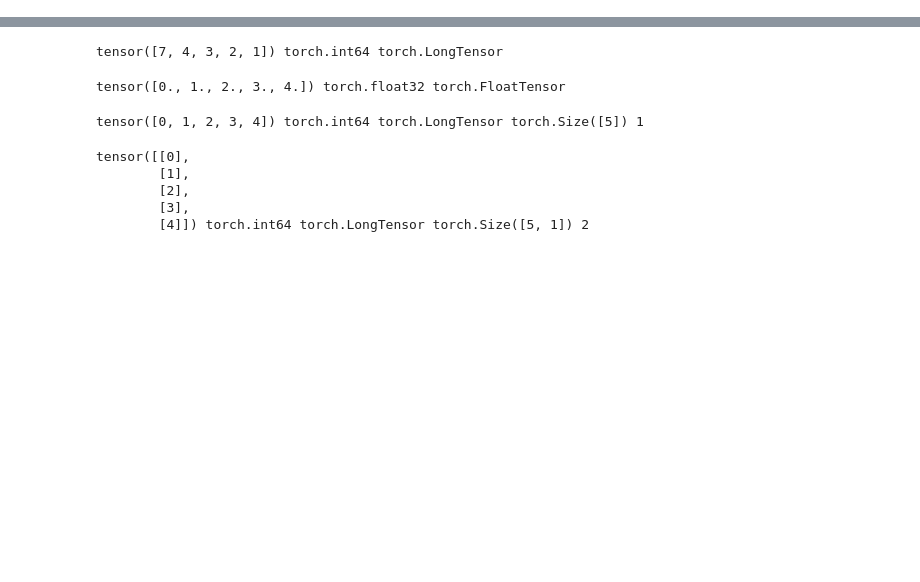
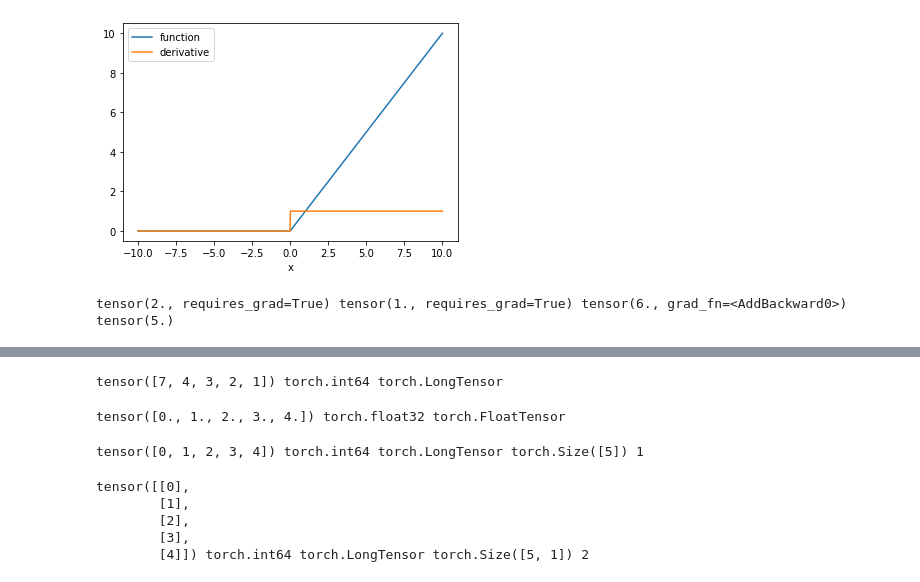
Before and after one commit to dparksports/circle-detector, a Jupyter notebook: torch.ipynb, the cells around one changed output, grey strips where cells are left out. Cells and saved outputs as stored; diff of their text form; code cells hidden in the pictures; blank space fills up the shorter version.

```diff
--- a/torch.ipynb
+++ b/torch.ipynb
@@ -2,0 +134,24 @@ import torch
+# %%
+import torch
+import matplotlib.pylab as plt
+
+x = torch.linspace(-10, 10, 1000, requires_grad = True)
+Y = torch.relu(x)
+y = Y.sum()
+y.backward()
+plt.plot(x.detach().numpy(), Y.detach().numpy(), label = 'function')
+plt.plot(x.detach().numpy(), x.grad.detach().numpy(), label = 'derivative')
+plt.xlabel('x')
+plt.legend()
+plt.show()
+# %% [output]
+[figure, added]
+# %%
+u = torch.tensor(2.0, requires_grad=True)
+v = torch.tensor(1.0, requires_grad=True)
+f = u*v + (u*v)**2
+
+f.backward()
+print(u,v,f,u.grad)
+# %% [output]
+tensor(2., requires_grad=True) tensor(1., requires_grad=True) tensor(6., grad_fn=<AddBackward0>) tensor(5.)
```
Also changed, not shown: parts of 16 cells of this notebook.
